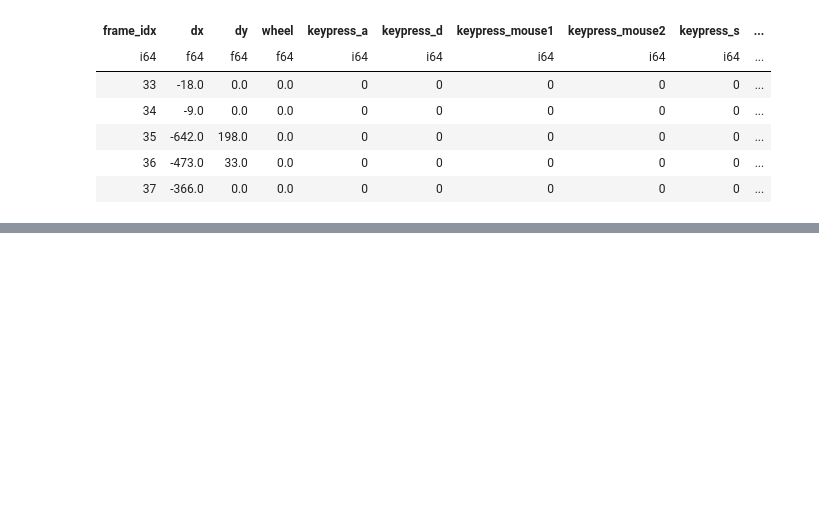
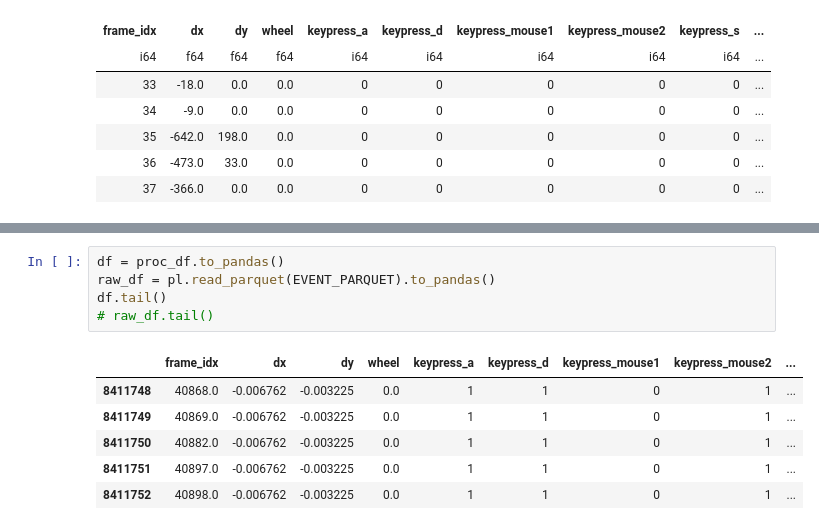
Before and after one commit to Wayfarer-Labs/wayfarer-latent-action-models, a Jupyter notebook: latent_action_models/data_exploration/visualizations.ipynb, the cells around one changed output, grey strips where cells are left out. Saved outputs shown, nothing was run; the diff lists cells and outputs as text; blank space fills up the shorter version.

```diff
--- a/latent_action_models/data_exploration/visualizations.ipynb
+++ b/latent_action_models/data_exploration/visualizations.ipynb
@@ -38,0 +99,12 @@ shape: (1, 6)
+# %%
+df = proc_df.to_pandas()
+raw_df = pl.read_parquet(EVENT_PARQUET).to_pandas()
+df.tail()
+# raw_df.tail()
+# %% [output]
+|  | frame_idx | dx | dy | wheel | keypress_a | keypress_d | keypress_mouse1 | keypress_mouse2 | ... |
+| 8411748 | 40868.0 | -0.006762 | -0.003225 | 0.0 | 1 | 1 | 0 | 1 | ... |
+| 8411749 | 40869.0 | -0.006762 | -0.003225 | 0.0 | 1 | 1 | 0 | 1 | ... |
+| 8411750 | 40882.0 | -0.006762 | -0.003225 | 0.0 | 1 | 1 | 0 | 1 | ... |
+| 8411751 | 40897.0 | -0.006762 | -0.003225 | 0.0 | 1 | 1 | 0 | 1 | ... |
+| 8411752 | 40898.0 | -0.006762 | -0.003225 | 0.0 | 1 | 1 | 0 | 1 | ... |
```
Also changed, not shown: parts of 3 cells of this notebook, 1 other file.
